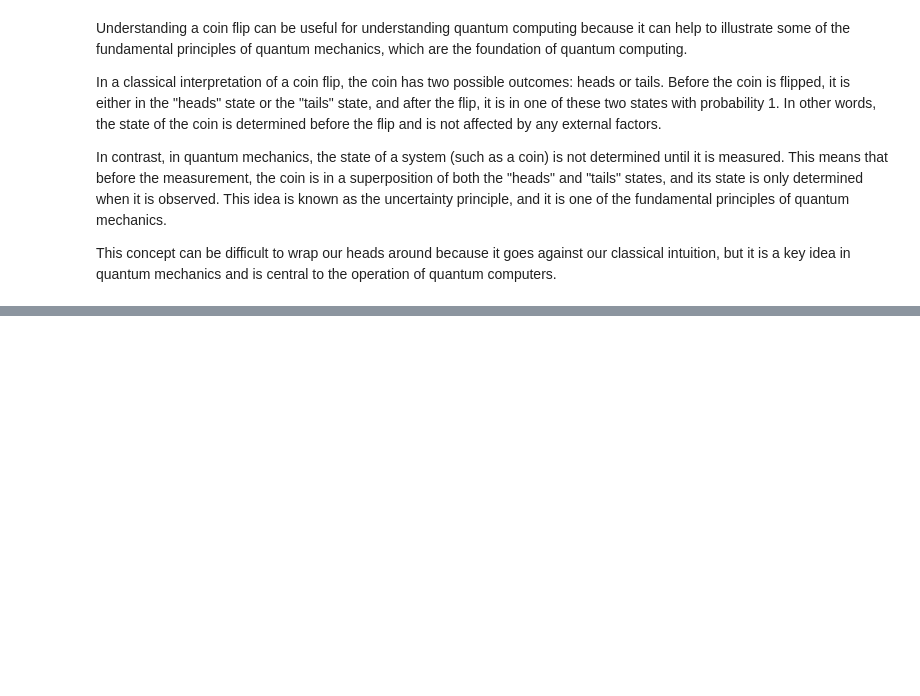
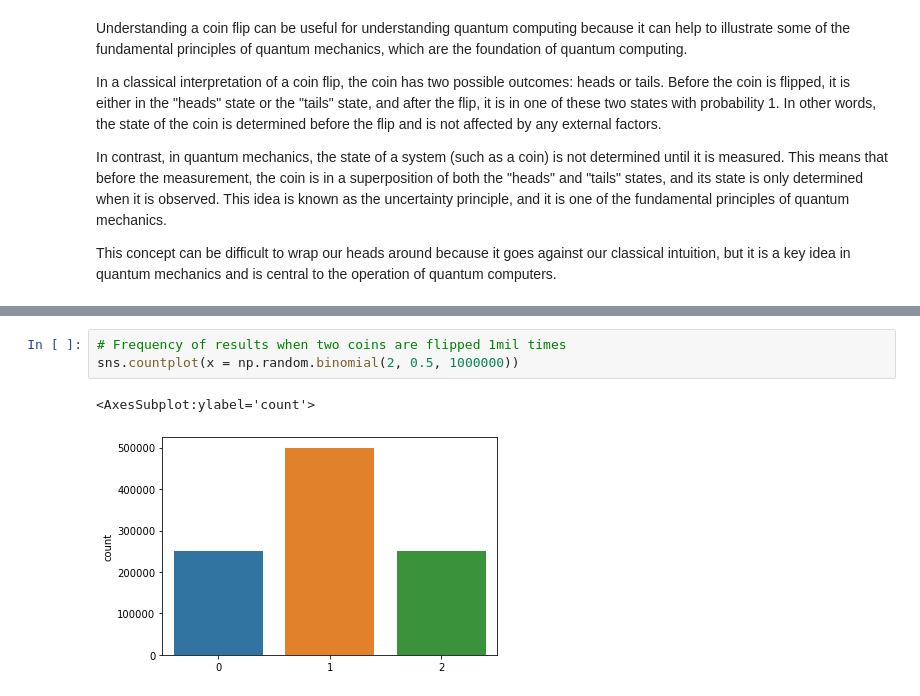
Before and after one commit to MurphyUan/EmergingTechno, a Jupyter notebook: content/quantum-computin.ipynb, the cells around one changed output, grey strips where cells are left out. Drawn from its saved outputs; the diff is of its cells as text; blank space fills up the shorter version.

```diff
--- a/content/quantum-computin.ipynb
+++ b/content/quantum-computin.ipynb
@@ -29,0 +50,6 @@ import itertools
+# %%
+# Frequency of results when two coins are flipped 1mil times
+sns.countplot(x = np.random.binomial(2, 0.5, 1000000))
+# %% [output]
+<AxesSubplot:ylabel='count'>
+[figure, added]
```
Also changed, not shown: parts of 14 cells of this notebook, 2 other files.
